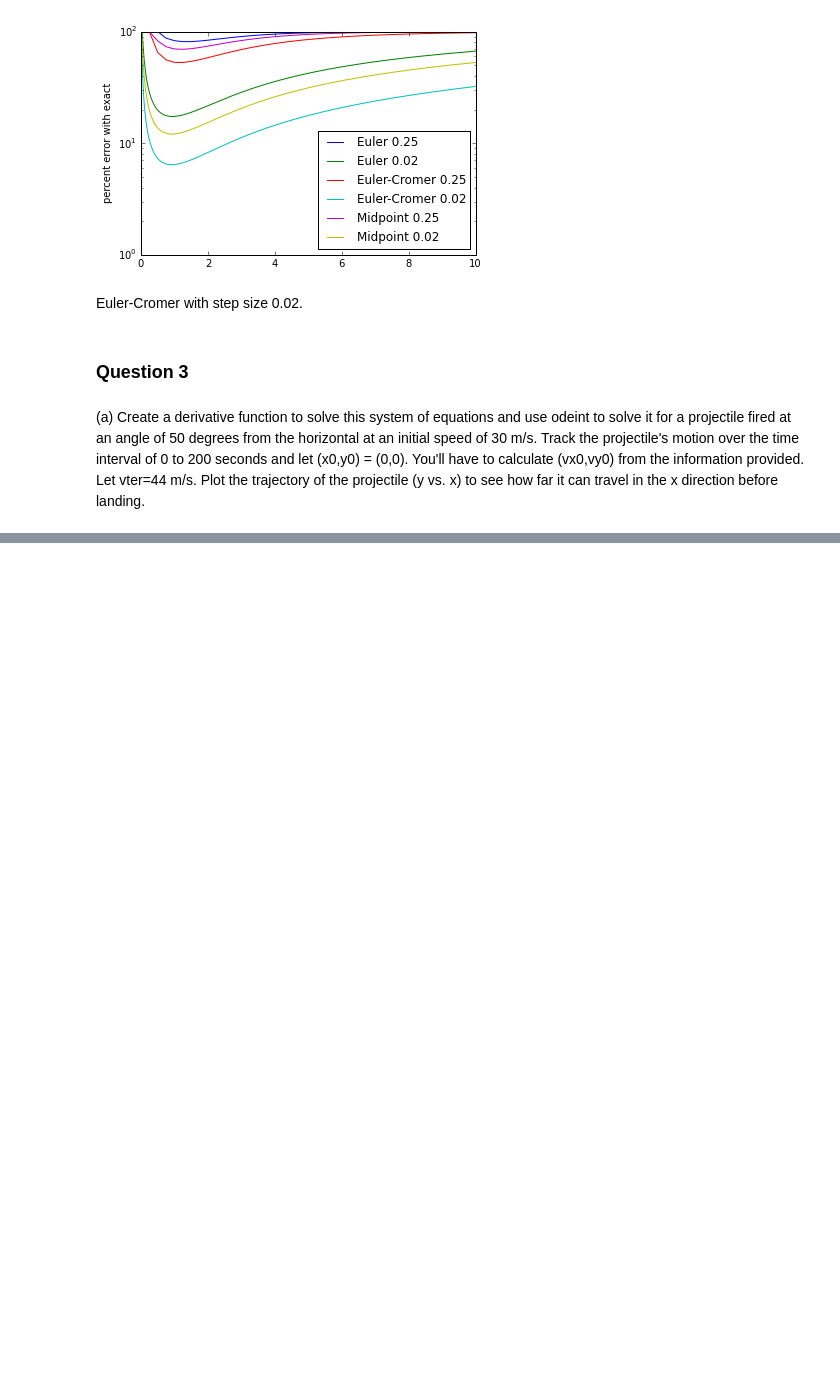
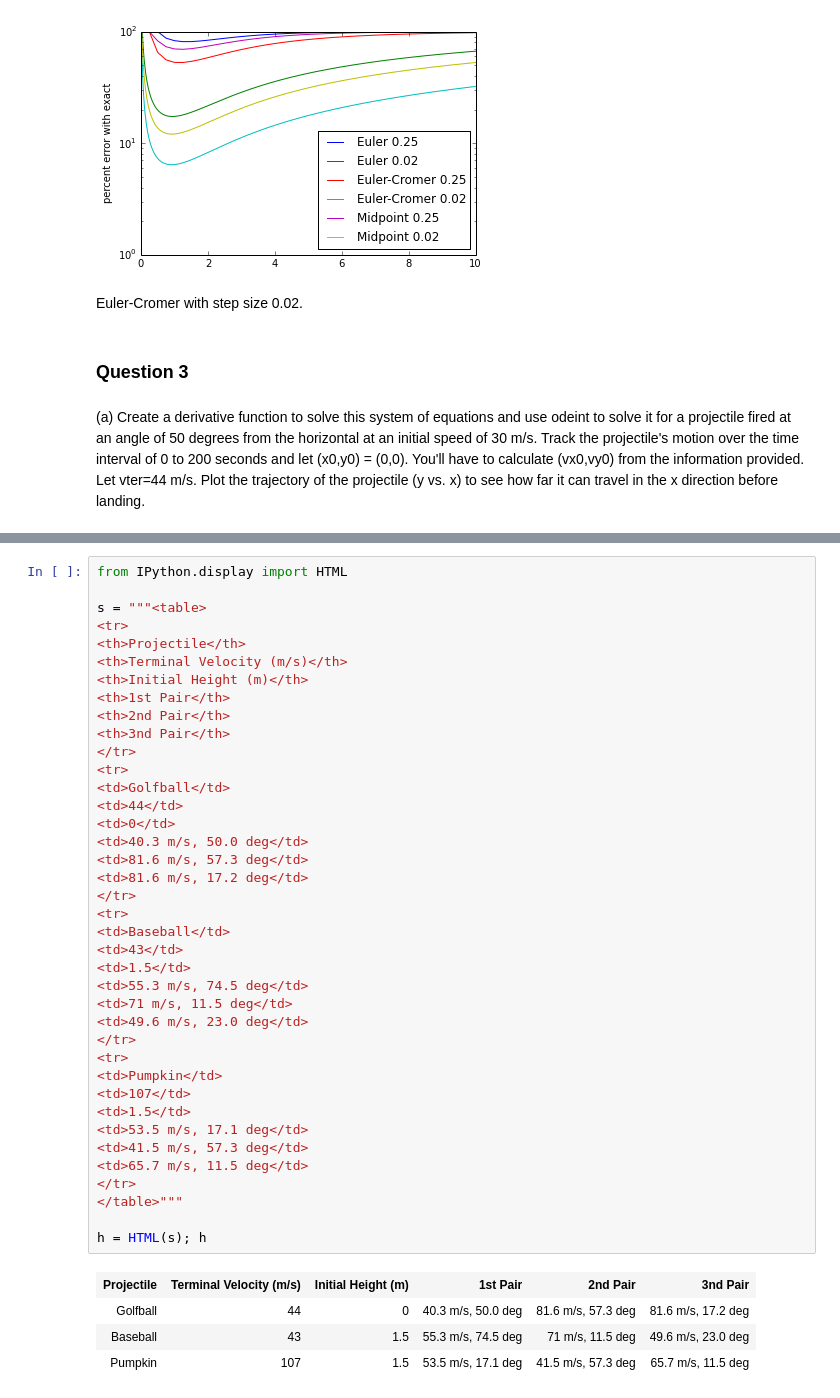
Before and after one commit to dlhoang/PHYS202-S14, a Jupyter notebook: SciPy/ODEExercises.ipynb, the cells around one changed output, grey strips where cells are left out. Saved outputs shown, nothing was run; the diff lists cells and outputs as text; blank space fills up the shorter version.

```diff
--- a/SciPy/ODEExercises.ipynb
+++ b/SciPy/ODEExercises.ipynb
@@ -500,0 +561,44 @@ x,y,v = EulerCromerProjectile()
+# %%
+from IPython.display import HTML
+
+s = """<table>
+<tr>
+<th>Projectile</th>
+<th>Terminal Velocity (m/s)</th>
+<th>Initial Height (m)</th>
+<th>1st Pair</th>
+<th>2nd Pair</th>
+<th>3nd Pair</th>
+</tr>
+<tr>
+<td>Golfball</td>
+<td>44</td>
+<td>0</td>
+<td>40.3 m/s, 50.0 deg</td>
+<td>81.6 m/s, 57.3 deg</td>
+<td>81.6 m/s, 17.2 deg</td>
+</tr>
+<tr>
+<td>Baseball</td>
+<td>43</td>
+<td>1.5</td>
+<td>55.3 m/s, 74.5 deg</td>
+<td>71 m/s, 11.5 deg</td>
+<td>49.6 m/s, 23.0 deg</td>
+</tr>
+<tr>
+<td>Pumpkin</td>
+<td>107</td>
+<td>1.5</td>
+<td>53.5 m/s, 17.1 deg</td>
+<td>41.5 m/s, 57.3 deg</td>
+<td>65.7 m/s, 11.5 deg</td>
+</tr>
+</table>"""
+
+h = HTML(s); h
+# %% [output]
+| Projectile | Terminal Velocity (m/s) | Initial Height (m) | 1st Pair | 2nd Pair | 3nd Pair |
+| Golfball | 44 | 0 | 40.3 m/s, 50.0 deg | 81.6 m/s, 57.3 deg | 81.6 m/s, 17.2 deg |
+| Baseball | 43 | 1.5 | 55.3 m/s, 74.5 deg | 71 m/s, 11.5 deg | 49.6 m/s, 23.0 deg |
+| Pumpkin | 107 | 1.5 | 53.5 m/s, 17.1 deg | 41.5 m/s, 57.3 deg | 65.7 m/s, 11.5 deg |
```
Also changed, not shown: parts of 7 cells of this notebook, 1 other file.
